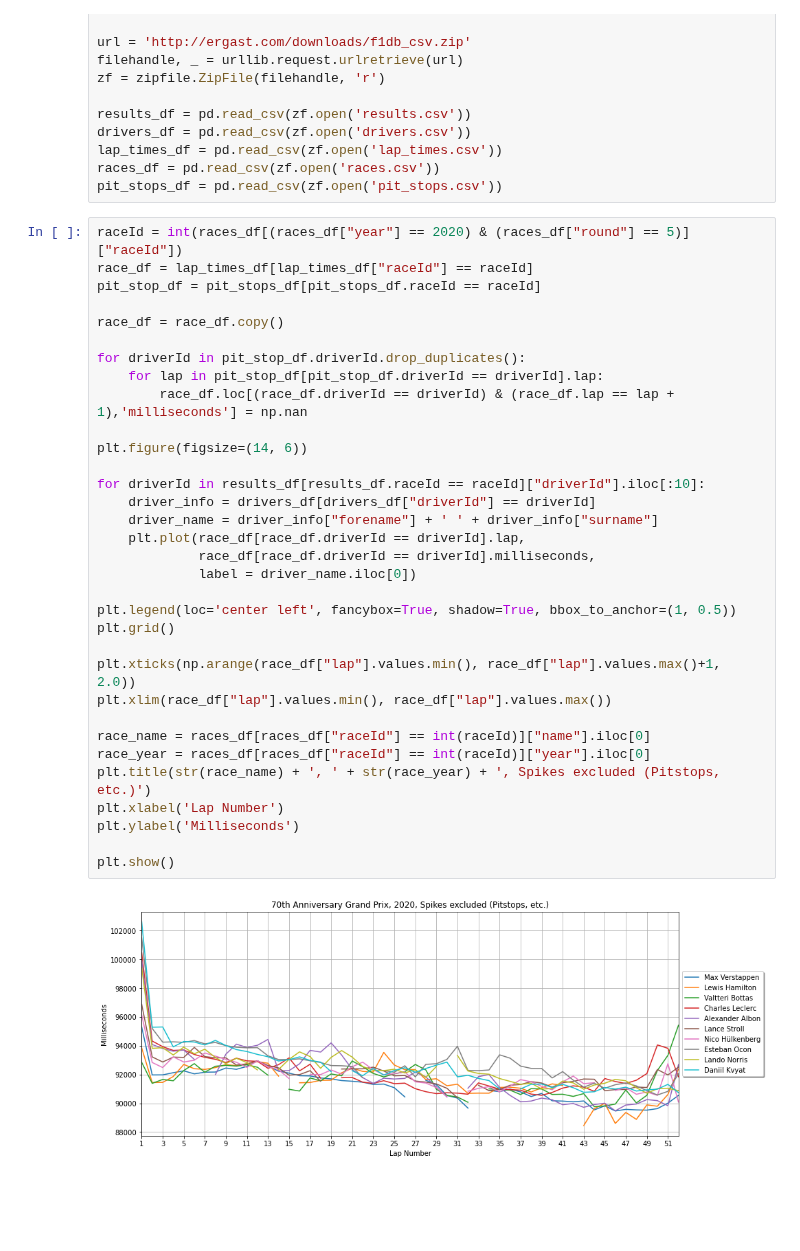
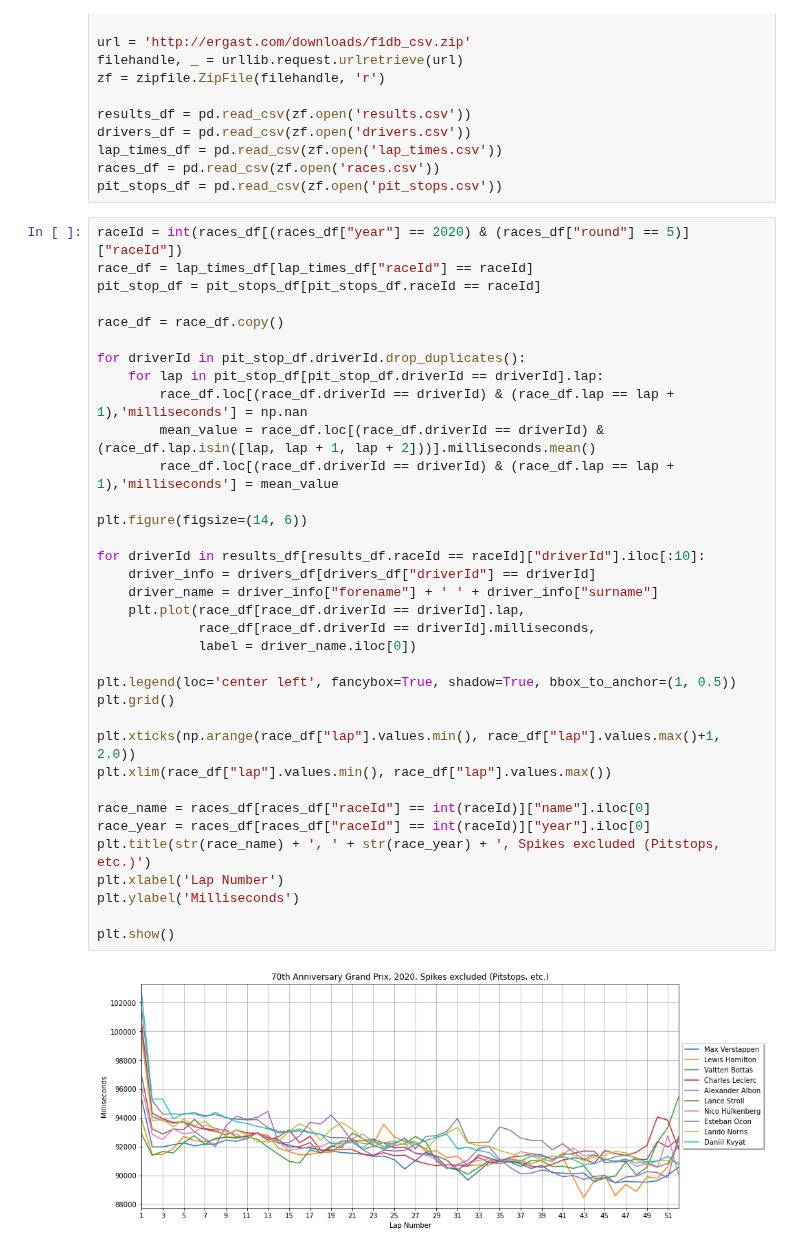
Before and after one commit to cnkndmr/formula1-data-analysis, a Jupyter notebook: src/02-laptime_comparison.ipynb, the cells around one changed output. Drawn from its saved outputs; the diff is of its cells as text; blank space fills up the shorter version.

Commit message:
pitstop laps replaced with mean values

```diff
--- a/src/02-laptime_comparison.ipynb
+++ b/src/02-laptime_comparison.ipynb
@@ -21,31 +21,33 @@ pit_stop_df = pit_stops_df[pit_stops_df.raceId == raceId]
 
 race_df = race_df.copy()
 
 for driverId in pit_stop_df.driverId.drop_duplicates():
     for lap in pit_stop_df[pit_stop_df.driverId == driverId].lap:
         race_df.loc[(race_df.driverId == driverId) & (race_df.lap == lap + 1),'milliseconds'] = np.nan
+        mean_value = race_df.loc[(race_df.driverId == driverId) & (race_df.lap.isin([lap, lap + 1, lap + 2]))].milliseconds.mean()
+        race_df.loc[(race_df.driverId == driverId) & (race_df.lap == lap + 1),'milliseconds'] = mean_value
 
 plt.figure(figsize=(14, 6))
 
 for driverId in results_df[results_df.raceId == raceId]["driverId"].iloc[:10]:
     driver_info = drivers_df[drivers_df["driverId"] == driverId]
     driver_name = driver_info["forename"] + ' ' + driver_info["surname"]
     plt.plot(race_df[race_df.driverId == driverId].lap,
              race_df[race_df.driverId == driverId].milliseconds,
              label = driver_name.iloc[0])
 
 plt.legend(loc='center left', fancybox=True, shadow=True, bbox_to_anchor=(1, 0.5))
 plt.grid()
 
 plt.xticks(np.arange(race_df["lap"].values.min(), race_df["lap"].values.max()+1, 2.0))
 plt.xlim(race_df["lap"].values.min(), race_df["lap"].values.max())
 
 race_name = races_df[races_df["raceId"] == int(raceId)]["name"].iloc[0]
 race_year = races_df[races_df["raceId"] == int(raceId)]["year"].iloc[0]
 plt.title(str(race_name) + ', ' + str(race_year) + ', Spikes excluded (Pitstops, etc.)')
 plt.xlabel('Lap Number')
 plt.ylabel('Milliseconds')
 
 plt.show()
 # %% [output]
-[figure, old version]
+[figure, new version]
```
